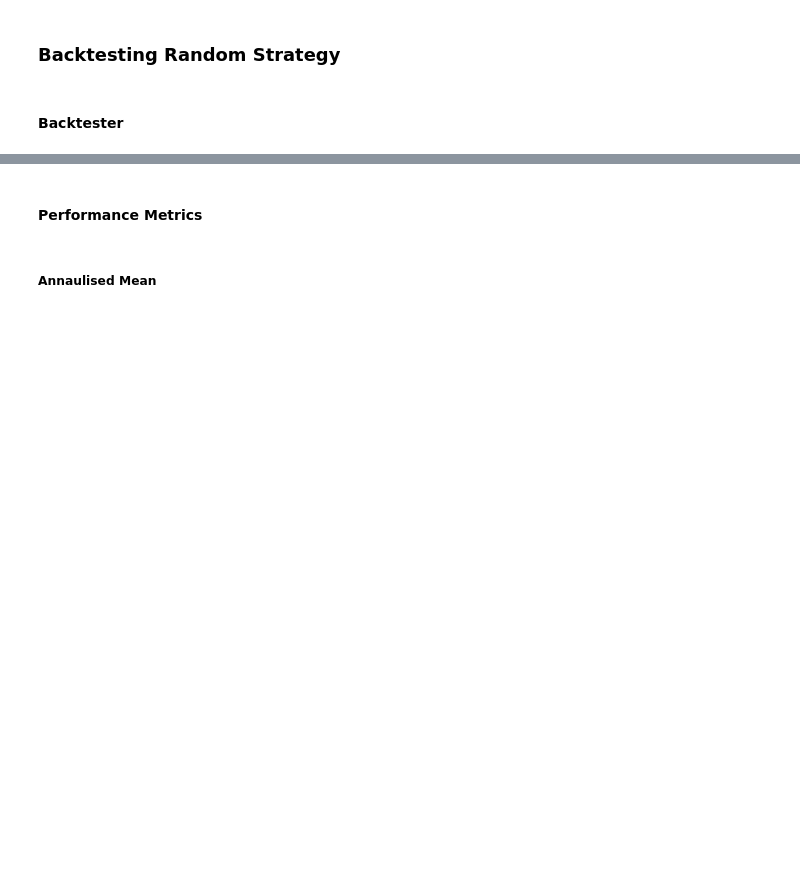
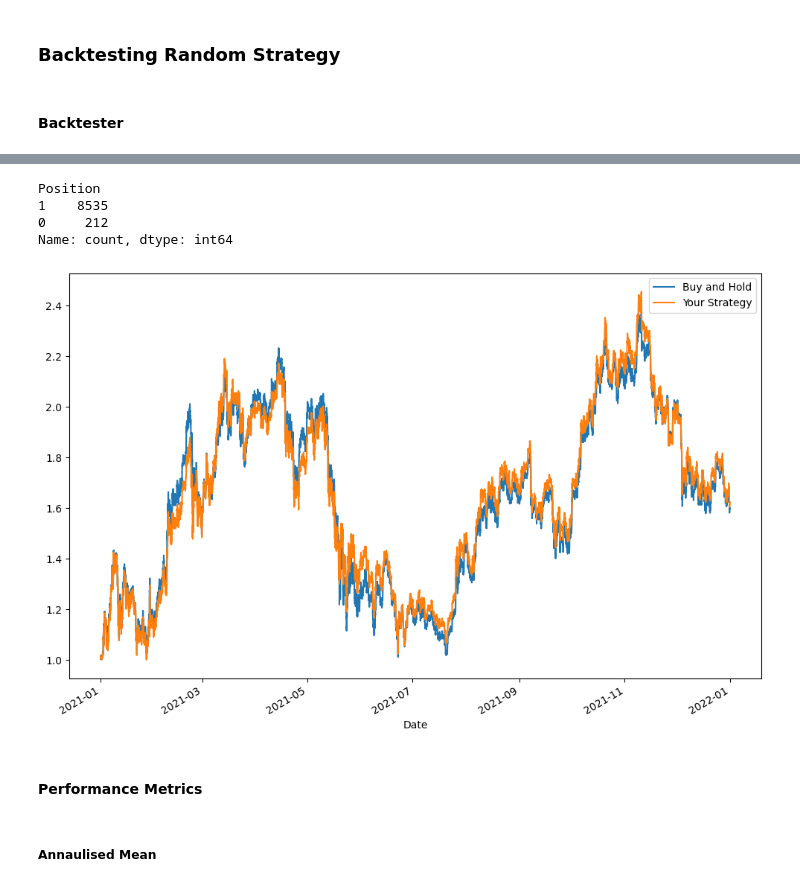
Before and after one commit to jctaylor11/algotrader-playground, a Jupyter notebook: notebooks/backtester.ipynb, the cells around one changed output, grey strips where cells are left out. Drawn from its saved outputs; the diff is of its cells as text; code cells hidden in the pictures; blank space fills up the shorter version.

```diff
--- a/notebooks/backtester.ipynb
+++ b/notebooks/backtester.ipynb
@@ -71,19 +130,26 @@ test_data['Position'] = 1
 # %%
 # Random strategy - sells when the close price is mod 10
-sell_condition = test_data['Close'] % 10 == 0
+sell_condition = data['Close'] % 10 == 0
 # %%
-test_data.loc[sell_condition, 'Position'] = 0
+data.loc[sell_condition, 'Position'] = 0
 # %%
 # Checks to see how many times the strategy is not holding
-test_data.Position.value_counts()
+data.Position.value_counts()
+# %% [output]
+Position
+1    8535
+0     212
+Name: count, dtype: int64
 # %%
-test_data['Strategy'] = test_data['Position'].shift(1) * test_data['Return']
+data['Strategy'] = data['Position'].shift(1) * data['Return']
 # %%
-test_data['C_strategy'] = test_data['Strategy'].cumsum().apply(np.exp)
+data['C_strategy'] = data['Strategy'].cumsum().apply(np.exp)
 # %%
-test_data[['C_return', 'C_strategy']].plot(figsize=(12,8))
+data[['C_return', 'C_strategy']].plot(figsize=(12,8))
 plt.legend(['Buy and Hold', 'Your Strategy'])
 plt.show()
+# %% [output]
+[figure, added]
 # %% [markdown]
 #### Performance Metrics
 # %%
```
Also changed, not shown: parts of 21 cells of this notebook, 1 other file.
